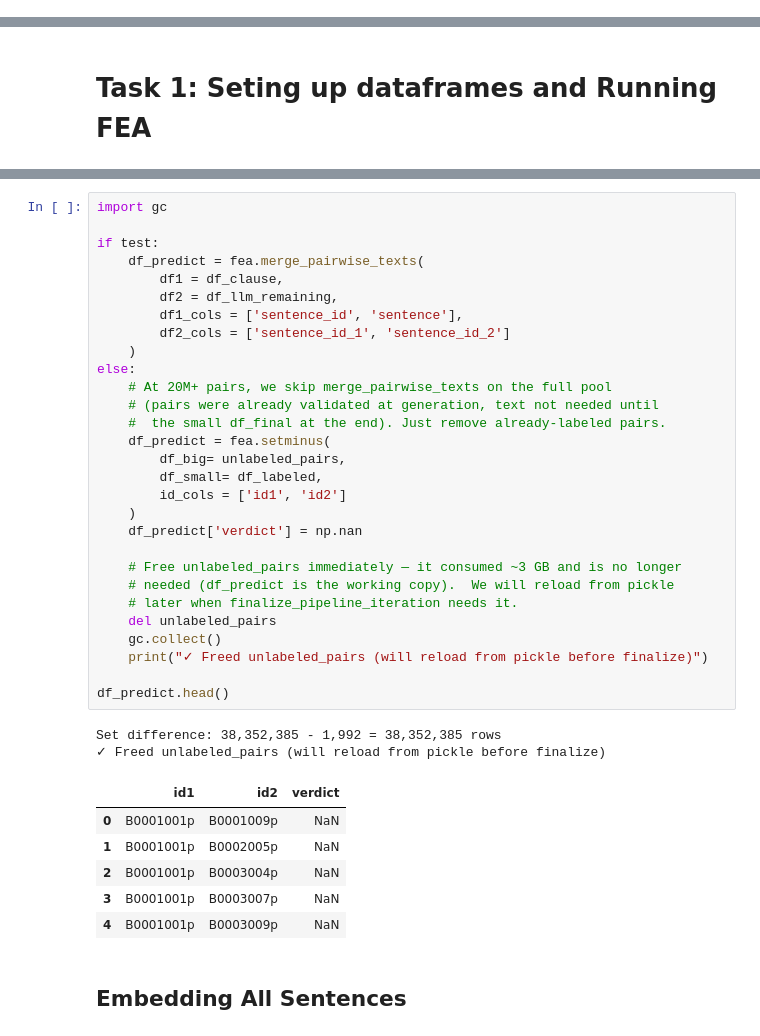
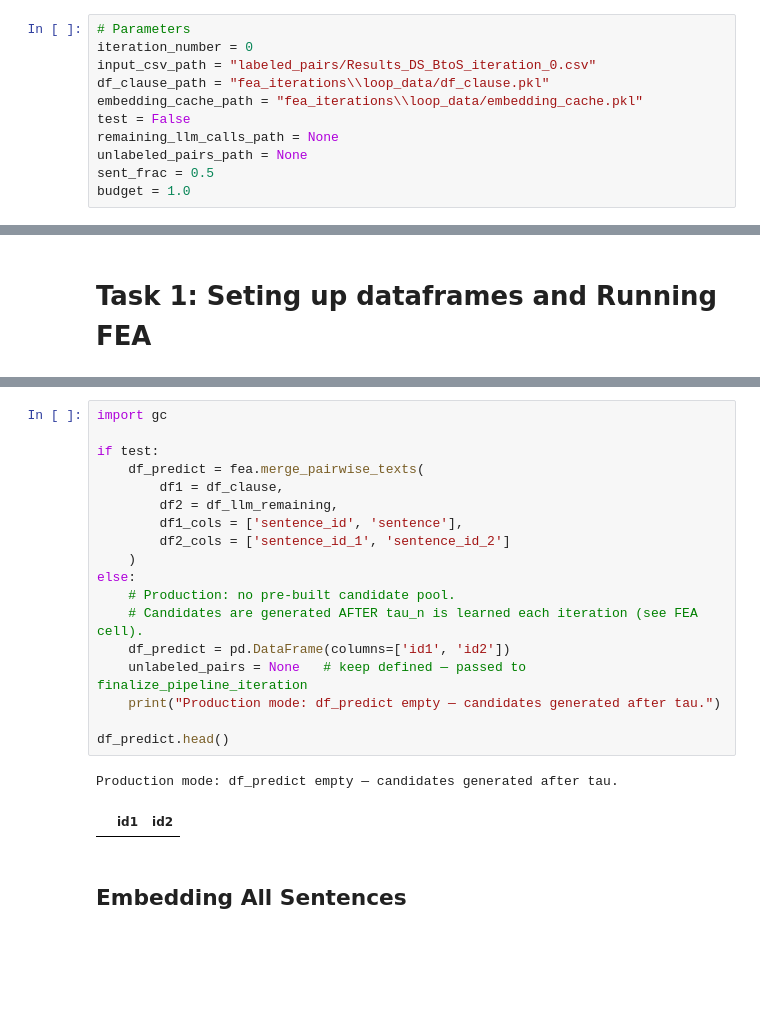
Before and after one commit to agustinestevah/fea_project, a Jupyter notebook: fea_iterations/FEA_Pipeline_iter_0.ipynb, the cells around one changed output, grey strips where cells are left out. Cells and saved outputs as stored; diff of their text form; blank space fills up the shorter version.

```diff
--- a/fea_iterations/FEA_Pipeline_iter_0.ipynb
+++ b/fea_iterations/FEA_Pipeline_iter_0.ipynb
@@ -38,3 +27,14 @@ budget = 1.0
+# %%
+# Parameters
+iteration_number = 0
+input_csv_path = "labeled_pairs/Results_DS_BtoS_iteration_0.csv"
+df_clause_path = "fea_iterations\\loop_data/df_clause.pkl"
+embedding_cache_path = "fea_iterations\\loop_data/embedding_cache.pkl"
+test = False
+remaining_llm_calls_path = None
+unlabeled_pairs_path = None
+sent_frac = 0.5
+budget = 1.0
 # %%
 pipeline_data = fea.load_pipeline_data(
     df_clause_path=df_clause_path,
@@ -112,41 +113,24 @@ Filtered 6 pairs (kept 1992).
 # %%
 import gc
 
 if test:
     df_predict = fea.merge_pairwise_texts(
         df1 = df_clause,
         df2 = df_llm_remaining,
         df1_cols = ['sentence_id', 'sentence'],
         df2_cols = ['sentence_id_1', 'sentence_id_2']
     )
 else:
-    # At 20M+ pairs, we skip merge_pairwise_texts on the full pool
-    # (pairs were already validated at generation, text not needed until
-    #  the small df_final at the end). Just remove already-labeled pairs.
-    df_predict = fea.setminus(
-        df_big= unlabeled_pairs,
-        df_small= df_labeled,
-        id_cols = ['id1', 'id2']
-    )
-    df_predict['verdict'] = np.nan
-
-    # Free unlabeled_pairs immediately — it consumed ~3 GB and is no longer
-    # needed (df_predict is the working copy).  We will reload from pickle
-    # later when finalize_pipeline_iteration needs it.
-    del unlabeled_pairs
-    gc.collect()
-    print("✓ Freed unlabeled_pairs (will reload from pickle before finalize)")
+    # Production: no pre-built candidate pool.
+    # Candidates are generated AFTER tau_n is learned each iteration (see FEA cell).
+    df_predict = pd.DataFrame(columns=['id1', 'id2'])
+    unlabeled_pairs = None   # keep defined — passed to finalize_pipeline_iteration
+    print("Production mode: df_predict empty — candidates generated after tau.")
 
 df_predict.head()
 # %% [output]
-Set difference: 38,352,385 - 1,992 = 38,352,385 rows
-✓ Freed unlabeled_pairs (will reload from pickle before finalize)
+Production mode: df_predict empty — candidates generated after tau.
-|  | id1 | id2 | verdict |
-| 0 | B0001001p | B0001009p | NaN |
-| 1 | B0001001p | B0002005p | NaN |
-| 2 | B0001001p | B0003004p | NaN |
-| 3 | B0001001p | B0003007p | NaN |
-| 4 | B0001001p | B0003009p | NaN |
+|  | id1 | id2 |
 # %% [markdown]
 ## Embedding All Sentences
 # %%
```
Also changed, not shown: parts of 15 cells of this notebook, 27 other files.
